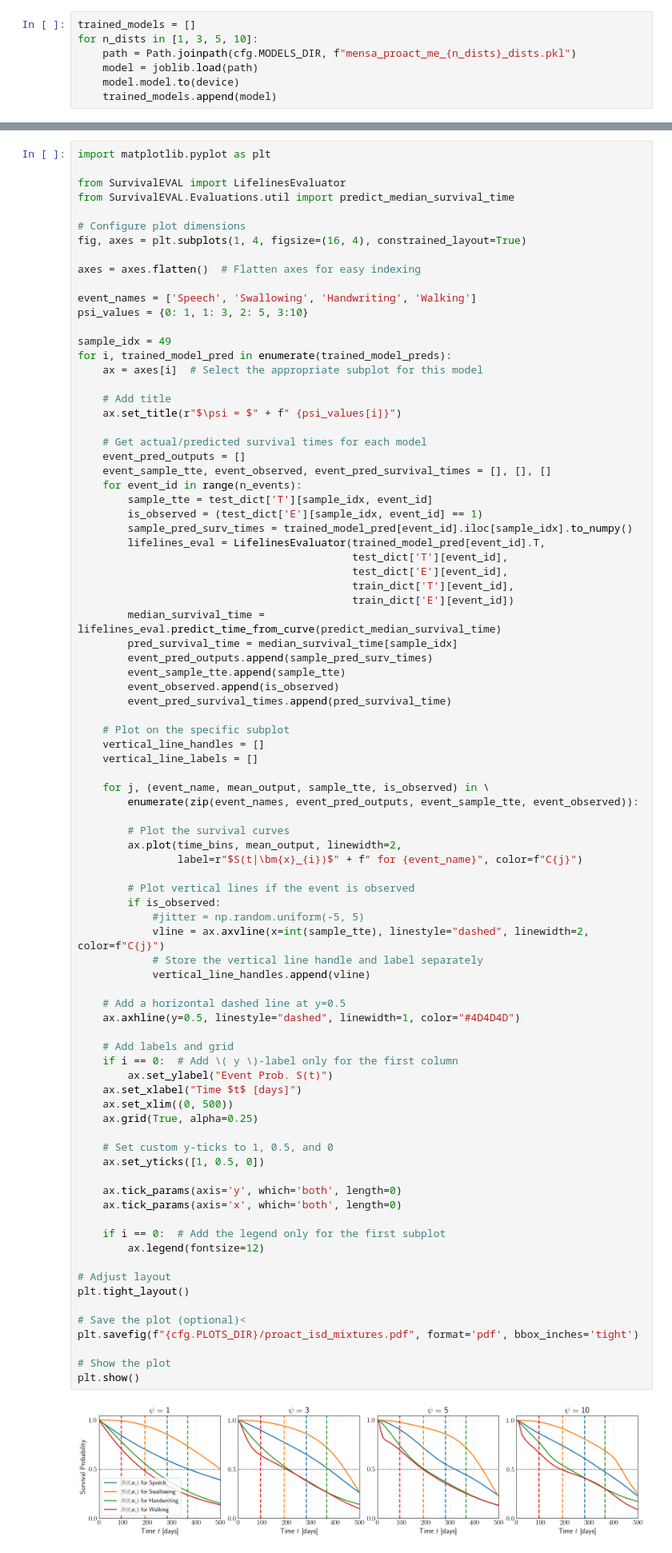
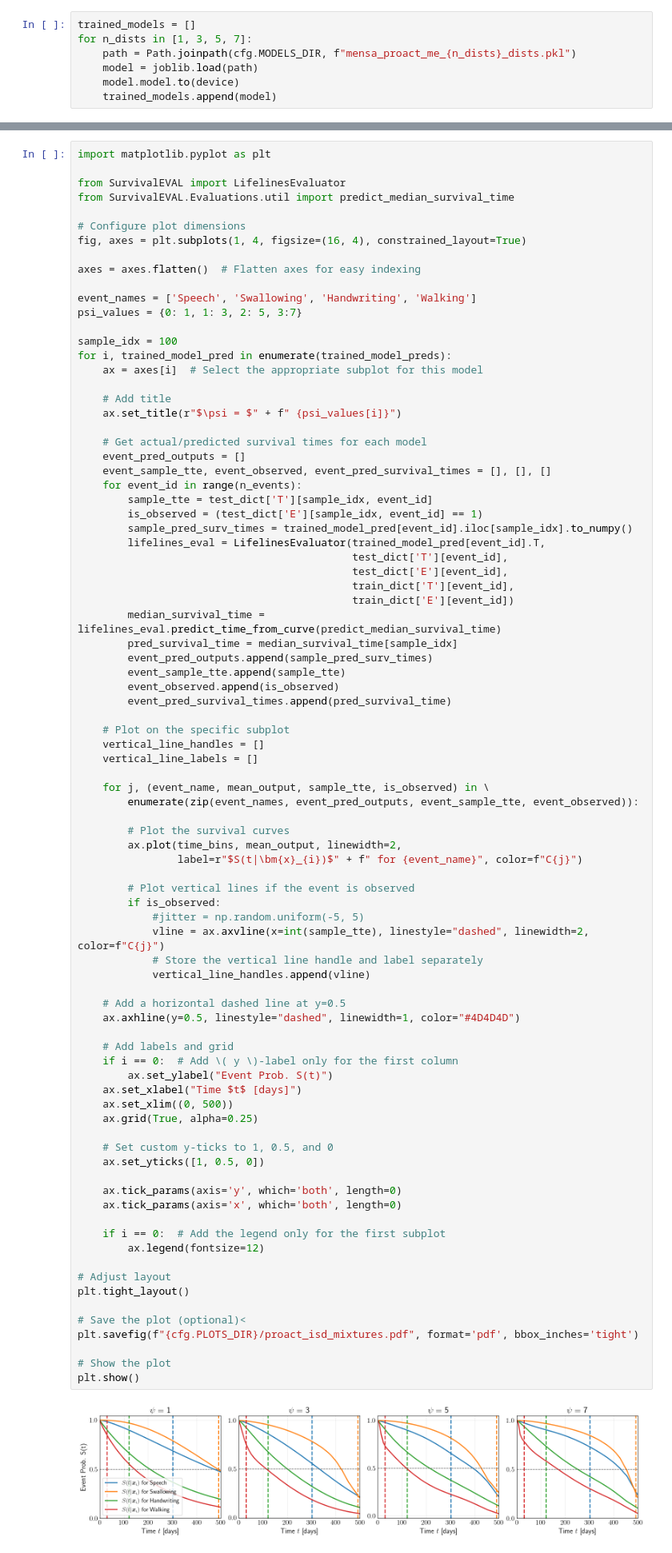
Before and after one commit to thecml/mensa, a Jupyter notebook: notebooks/plot_isd_mixtures.ipynb, the cells around one changed output, grey strips where cells are left out. Shown at 80% size. Cells and saved outputs as stored; diff of their text form.

```diff
--- a/notebooks/plot_isd_mixtures.ipynb
+++ b/notebooks/plot_isd_mixtures.ipynb
@@ -65,7 +65,7 @@ time_bins = make_time_bins(train_dict['T'].cpu(), event=None, dtype=dtype).to(de
 time_bins = torch.cat((torch.tensor([0]).to(device), time_bins))
 # %%
 trained_models = []
-for n_dists in [1, 3, 5, 10]:
+for n_dists in [1, 3, 5, 7]:
     path = Path.joinpath(cfg.MODELS_DIR, f"mensa_proact_me_{n_dists}_dists.pkl")
     model = joblib.load(path)
     model.model.to(device)
@@ -141,9 +139,9 @@ fig, axes = plt.subplots(1, 4, figsize=(16, 4), constrained_layout=True)
 axes = axes.flatten()  # Flatten axes for easy indexing
 
 event_names = ['Speech', 'Swallowing', 'Handwriting', 'Walking']
-psi_values = {0: 1, 1: 3, 2: 5, 3:10}
+psi_values = {0: 1, 1: 3, 2: 5, 3:7}
 
-sample_idx = 49
+sample_idx = 100
 for i, trained_model_pred in enumerate(trained_model_preds):
     ax = axes[i]  # Select the appropriate subplot for this model
 
@@ -188,31 +186,31 @@ for i, trained_model_pred in enumerate(trained_model_preds):
             vertical_line_handles.append(vline)
 
     # Add a horizontal dashed line at y=0.5
     ax.axhline(y=0.5, linestyle="dashed", linewidth=1, color="#4D4D4D")
 
     # Add labels and grid
     if i == 0:  # Add \( y \)-label only for the first column
         ax.set_ylabel("Event Prob. S(t)")
     ax.set_xlabel("Time $t$ [days]")
     ax.set_xlim((0, 500))
     ax.grid(True, alpha=0.25)
 
     # Set custom y-ticks to 1, 0.5, and 0
     ax.set_yticks([1, 0.5, 0])
 
     ax.tick_params(axis='y', which='both', length=0)
     ax.tick_params(axis='x', which='both', length=0)
 
     if i == 0:  # Add the legend only for the first subplot
         ax.legend(fontsize=12)
 
 # Adjust layout
 plt.tight_layout()
 
 # Save the plot (optional)<
 plt.savefig(f"{cfg.PLOTS_DIR}/proact_isd_mixtures.pdf", format='pdf', bbox_inches='tight')
 
 # Show the plot
 plt.show()
 # %% [output]
-[figure, old version]
+[figure, new version]
```
Also changed, not shown: parts of 2 cells of this notebook, 10 other files.
